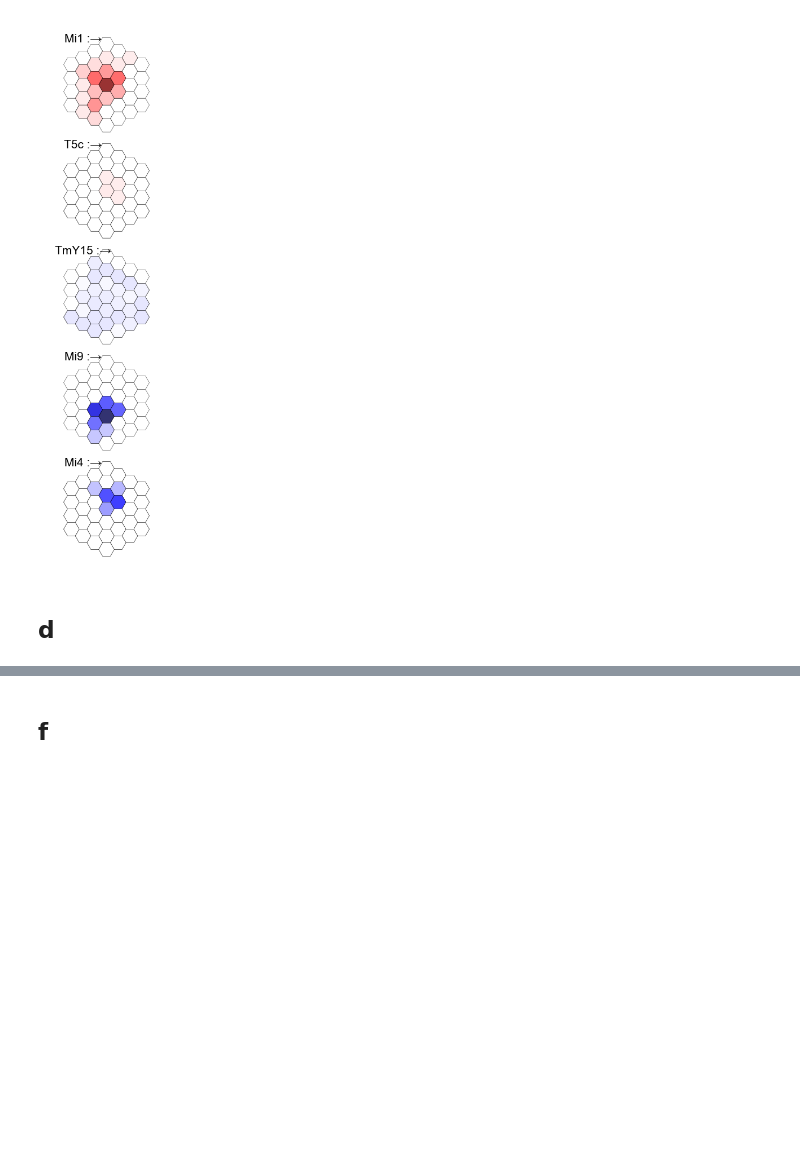
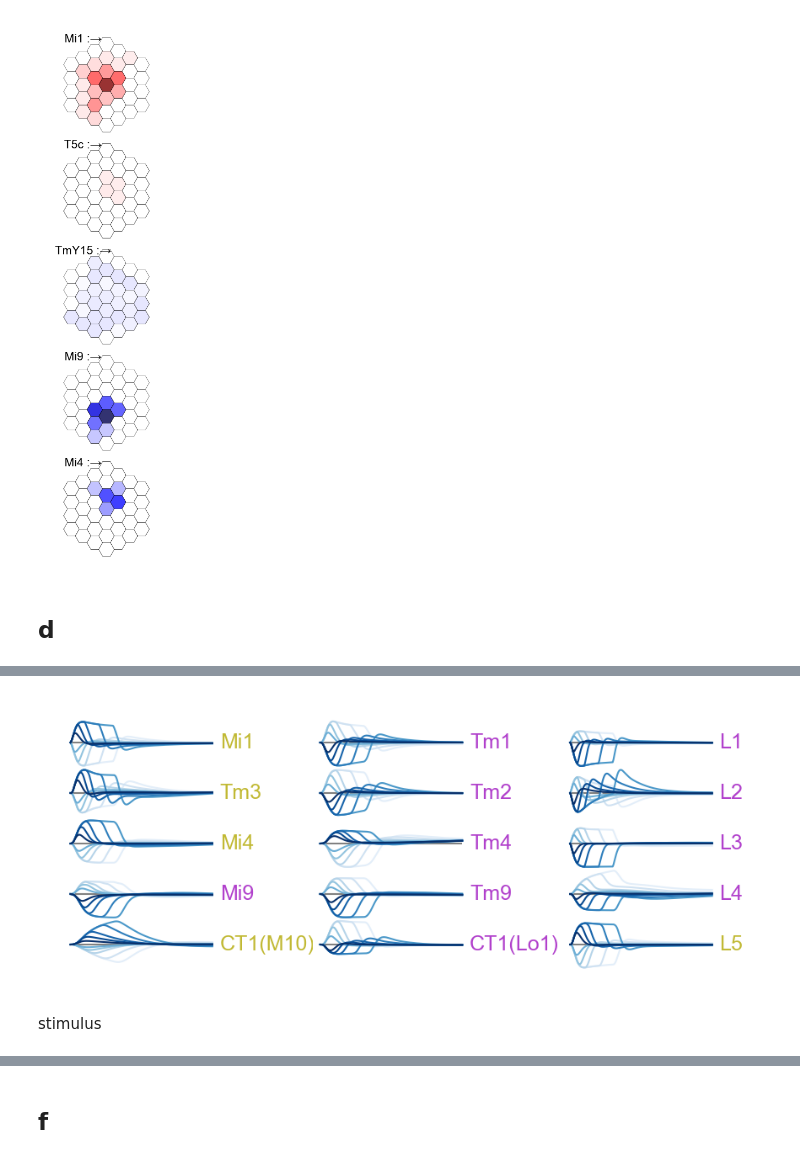
Before and after one commit to TuragaLab/flyvis, a Jupyter notebook: notebooks/figure_04_mechanisms.ipynb, the cells around one changed output, grey strips where cells are left out. Cells and saved outputs as stored; diff of their text form; code cells hidden in the pictures; blank space fills up the shorter version.

```diff
--- a/notebooks/figure_04_mechanisms.ipynb
+++ b/notebooks/figure_04_mechanisms.ipynb
@@ -436,0 +473,13 @@ strf_view = strf_view.divide_by_given_array(rnorm[:], dims=(0, -1))
+# %%
+central_impulse_responses = ensemble.stored_responses("central_impulses_responses", central=True)
+# %%
+cir_view = StimulusResponseIndexer(
+    dataset.arg_df,
+    CellTypeArray(central_impulse_responses, connectome=ensemble.connectome),
+    dataset.dt,
+    dataset.t_pre,
+    stim_sample_dim=1,
+    temporal_dim=2,
+)
+# %%
+norm = ensemble.responses_norm(rectified=False)
@@ -436,0 +506,5 @@ strf_view = strf_view.divide_by_given_array(rnorm[:], dims=(0, -1))
+# %%
+cir_view = (cir_view
+                .divide_by_given_array(norm[:], dims=(0, -1))
+                .between_seconds(-cir_view.dt, 1.0)
+           )
@@ -436,0 +521,57 @@ strf_view = strf_view.divide_by_given_array(rnorm[:], dims=(0, -1))
+# %%
+fig, axes = fit_panel_size(
+    5,
+    3,
+    max_figure_height_cm=5.35,
+    max_figure_width_cm=8,
+    panel_width_cm=8 / 3,
+    panel_height_cm=5.35 / 10,
+).axis_grid(wspace=0.6, hspace=0.0, as_matrix=True)
+for i, row in enumerate(trf_cell_types):
+    for j, cell_type in enumerate(row):
+        ax = axes[i, j]
+        for q, duration in enumerate(durations[::-1]):
+            for intensity in [0, 1]:
+                color = cmaps[intensity][q] #plt.cm.Blues(256) if intensity == 1 else plt.cm.Blues(128)
+#                 linestyle = "solid" if intensity == 1 else "dashed"
+                zorder = 1 if intensity == 1 else 0
+                r = (
+                    cir_view.where_stim_args(t_impulse=duration, intensity=intensity)
+                    .cell_type(cell_type)[cluster_indices[cell_type][0]]
+                )
+                trf = r[:].squeeze().T
+                mean = trf.mean(axis=1)
+                # subtract baseline after model averaging to plot it centered
+                mean = mean - mean[[0]]
+                #         ci = np.quantile(trf, [0.25, 0.75], axis=1)
+                ax.plot(r.time, mean, linewidth=0.5, color=color, zorder=zorder)
+        ax.hlines(
+            mean[0],
+            r.time.min(),
+            r.time.max(),
+            linewidth=0.5,
+            color="0.5",
+            zorder=-1,
+        )
+
+        plt_utils.rm_spines(ax)
+        ax.yaxis.set_label_position("right")
+        ax.set_ylabel(
+            cell_type,
+            fontsize=6,
+            rotation=0,
+            ha="left",
+            va="center",
+            labelpad=0.1,
+        )
+        #         ylim = np.array)
+        ylim = np.array(ax.get_ylim())
+        ylim = (-max(abs(ylim)), max(abs(ylim)))
+        ax.set_ylim(ylim)
+
+for ax in axes.flatten():
+    flash_response_color_labels(ax)
+# %% [output]
+[figure, added]
+# %% [markdown]
+stimulus
```
Also changed, not shown: parts of 186 cells of this notebook, 10 other files.
